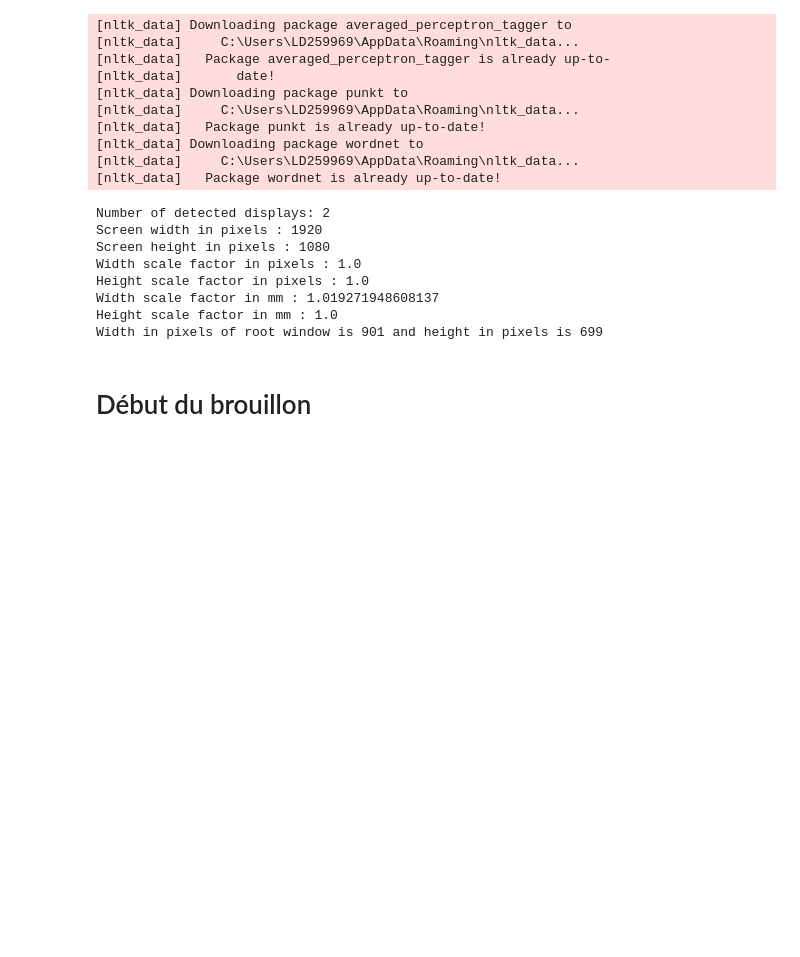
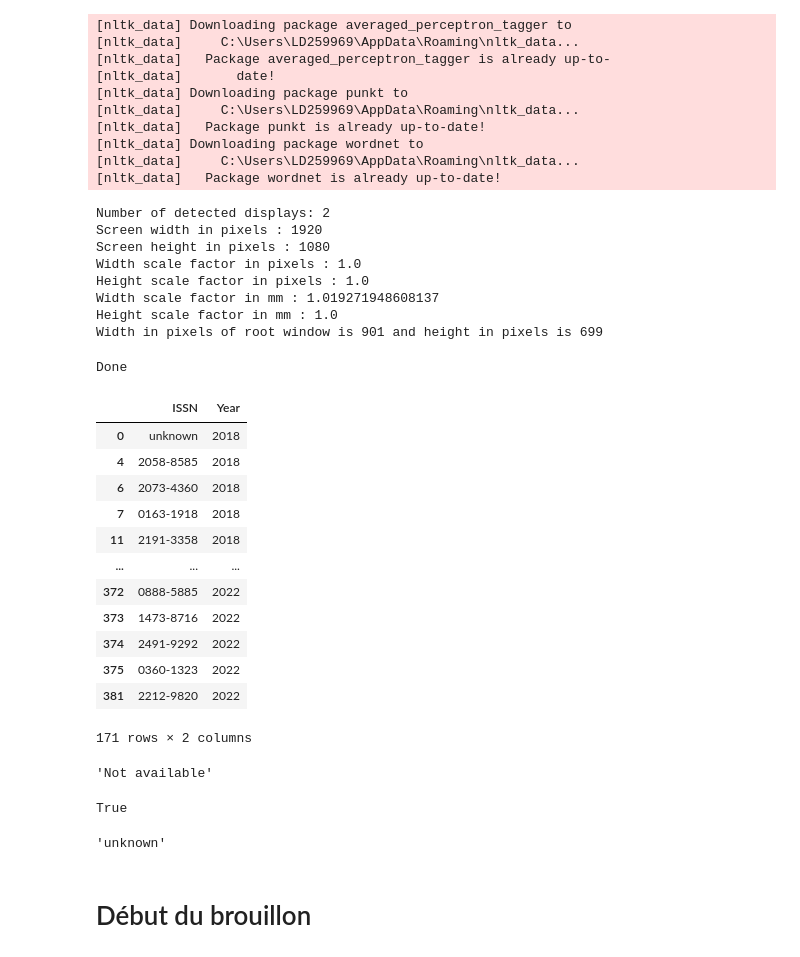
Before and after one commit to TickyWill/BiblioMeter, a Jupyter notebook: App.ipynb, the cells around one changed output. Drawn from its saved outputs; the diff is of its cells as text; code cells hidden in the pictures; blank space fills up the shorter version.

Commit message:
Ajout d'un bouton faisant appel à la fonction ISSN_manquant, qui permet de générer un fichier excel dans Impact Factor qui permet de retrouver les ISSN dont les IF sont manquants

```diff
--- a/App.ipynb
+++ b/App.ipynb
@@ -22,6 +22,74 @@ Height scale factor in pixels : 1.0
 Width scale factor in mm : 1.019271948608137
 Height scale factor in mm : 1.0
 Width in pixels of root window is 901 and height in pixels is 699
+# %%
+in_path = r"S:\130-LITEN\130.1-Direction\130.1.2-Direction Scientifique\130.1.2.1-Dossiers en cours\110-Alternants\2021-22 Ludovic Desmeuzes\BiblioMeter_Files\BDD multi annuelle\2022-11-07 0919 Concaténation par LD259969 2018 2019 2020 2022.xlsx"
+
+def ISSN_manquant(bibliometer_path, in_path):
+
+    '''
+    '''
+
+    # Standard library imports
+    from pathlib import Path
+
+    # Local library imports
+    from BiblioMeter_FUNCTS.BiblioMeterGlobalsVariables import COL_NAMES_BONUS
+    from BiblioMeter_GUI.Globals_GUI import STOCKAGE_ARBORESCENCE
+
+    # 3rd party library imports
+    import pandas as pd
+
+    # useful alias
+    alias_IF_annee_publi = COL_NAMES_BONUS['IF année publi']
+
+    ISSN_Liste = list()
+    out_path = bibliometer_path / Path(STOCKAGE_ARBORESCENCE['general'][7])
+
+    df = pd.read_excel(in_path)
+
+    for i in range(len(df)):
+        if df[alias_IF_annee_publi][i] == 'unknow' or df[alias_IF_annee_publi][i] == 'Not available':
+            ISSN_Liste.append([df['ISSN'][i], df['Year'][i]])
+
+    df = pd.DataFrame(ISSN_Liste, columns = ['ISSN', 'Year'])
+    df.drop_duplicates(inplace = True)
+
+    df.to_excel(out_path / Path('ISSN_manquants.xlsx'))
+
+    return print('Done')
+# %%
+L = ISSN_manquant(r"S:\130-LITEN\130.1-Direction\130.1.2-Direction Scientifique\130.1.2.1-Dossiers en cours\110-Alternants\2021-22 Ludovic Desmeuzes\BiblioMeter_Files", in_path)
+# %% [output]
+Done
+# %%
+L
+# %% [output]
+|  | ISSN | Year |
+| 0 | unknown | 2018 |
+| 4 | 2058-8585 | 2018 |
+| 6 | 2073-4360 | 2018 |
+| 7 | 0163-1918 | 2018 |
+| 11 | 2191-3358 | 2018 |
+| ... | ... | ... |
+| 372 | 0888-5885 | 2022 |
+| 373 | 1473-8716 | 2022 |
+| 374 | 2491-9292 | 2022 |
+| 375 | 0360-1323 | 2022 |
+| 381 | 2212-9820 | 2022 |
+171 rows × 2 columns
+# %%
+df['IF de l\'année de publication'][700]
+# %% [output]
+'Not available'
+# %%
+df['IF de l\'année de publication'][0] == 'unknow'
+# %% [output]
+True
+# %%
+df['ISSN'][0]
+# %% [output]
+'unknown'
 # %%
 from tkinter import *
 from tkinter import messagebox
```
Also changed, not shown: 2 other files.
